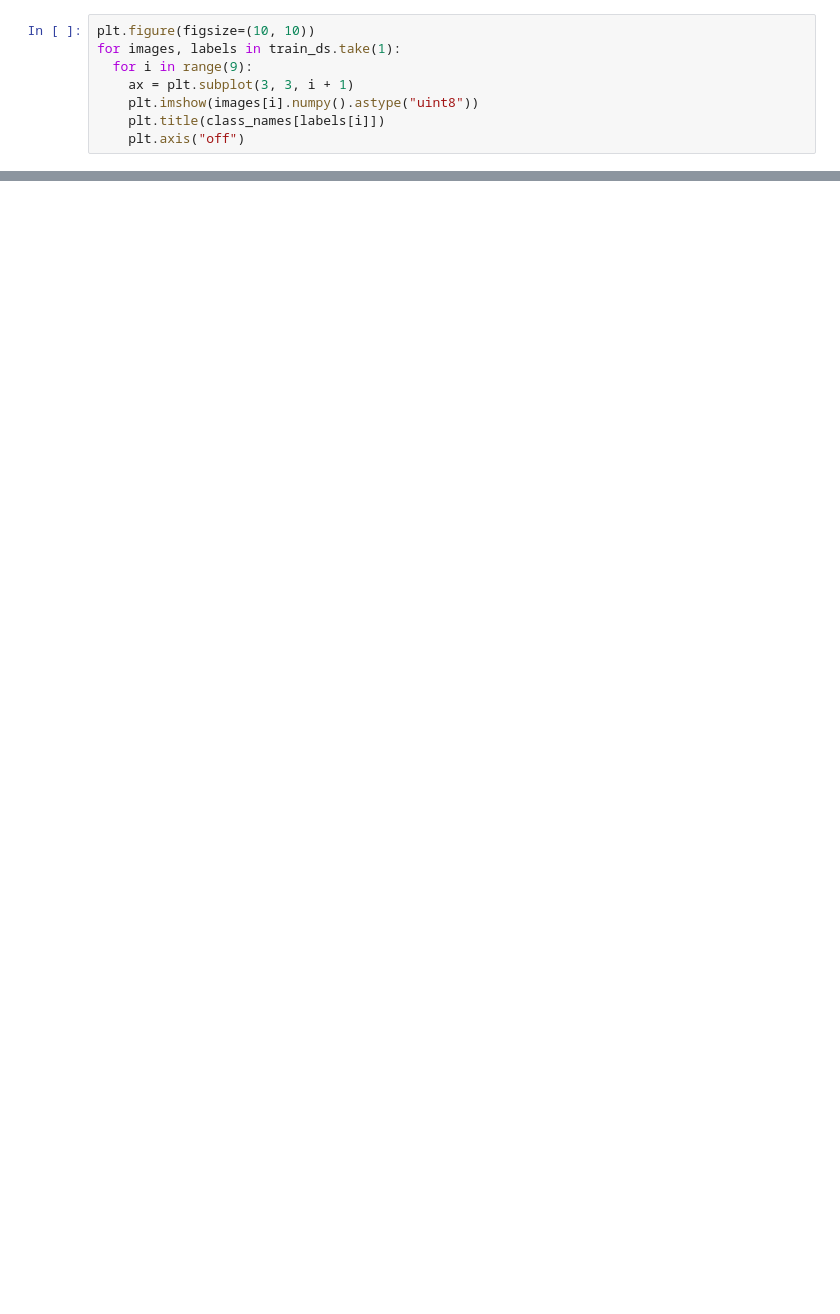
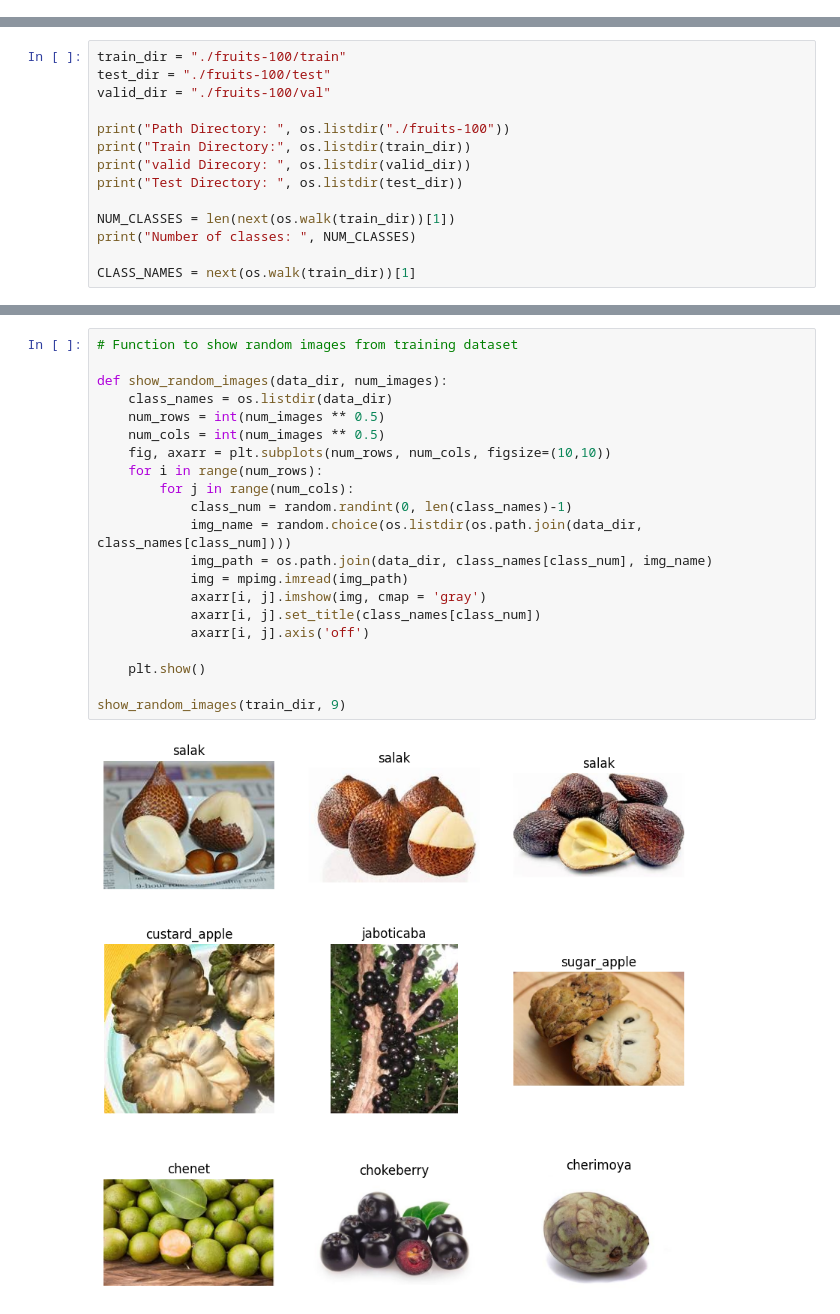
Before and after one commit to Kaspian24/FruitsRecognition, a Jupyter notebook: resnet50.ipynb, the cells around one changed output, grey strips where cells are left out. Drawn from its saved outputs; the diff is of its cells as text; blank space fills up the shorter version.

```diff
--- a/resnet50.ipynb
+++ b/resnet50.ipynb
@@ -69,8 +0,0 @@ print(class_names)
-# %%
-plt.figure(figsize=(10, 10))
-for images, labels in train_ds.take(1):
-  for i in range(9):
-    ax = plt.subplot(3, 3, i + 1)
-    plt.imshow(images[i].numpy().astype("uint8"))
-    plt.title(class_names[labels[i]])
-    plt.axis("off")
@@ -190,0 +26,14 @@ print(
+# %%
+train_dir = "./fruits-100/train"
+test_dir = "./fruits-100/test"
+valid_dir = "./fruits-100/val"
+
+print("Path Directory: ", os.listdir("./fruits-100"))
+print("Train Directory:", os.listdir(train_dir))
+print("valid Direcory: ", os.listdir(valid_dir))
+print("Test Directory: ", os.listdir(test_dir))
+
+NUM_CLASSES = len(next(os.walk(train_dir))[1])
+print("Number of classes: ", NUM_CLASSES)
+
+CLASS_NAMES = next(os.walk(train_dir))[1]
@@ -190,0 +54,23 @@ print(
+# %%
+# Function to show random images from training dataset
+
+def show_random_images(data_dir, num_images):
+    class_names = os.listdir(data_dir)
+    num_rows = int(num_images ** 0.5)
+    num_cols = int(num_images ** 0.5)
+    fig, axarr = plt.subplots(num_rows, num_cols, figsize=(10,10))
+    for i in range(num_rows):
+        for j in range(num_cols):
+            class_num = random.randint(0, len(class_names)-1)
+            img_name = random.choice(os.listdir(os.path.join(data_dir, class_names[class_num])))
+            img_path = os.path.join(data_dir, class_names[class_num], img_name)
+            img = mpimg.imread(img_path)
+            axarr[i, j].imshow(img, cmap = 'gray')
+            axarr[i, j].set_title(class_names[class_num])
+            axarr[i, j].axis('off')
+
+    plt.show()
+
+show_random_images(train_dir, 9)
+# %% [output]
+[figure, added]
```
Also changed, not shown: parts of 52 cells of this notebook.
